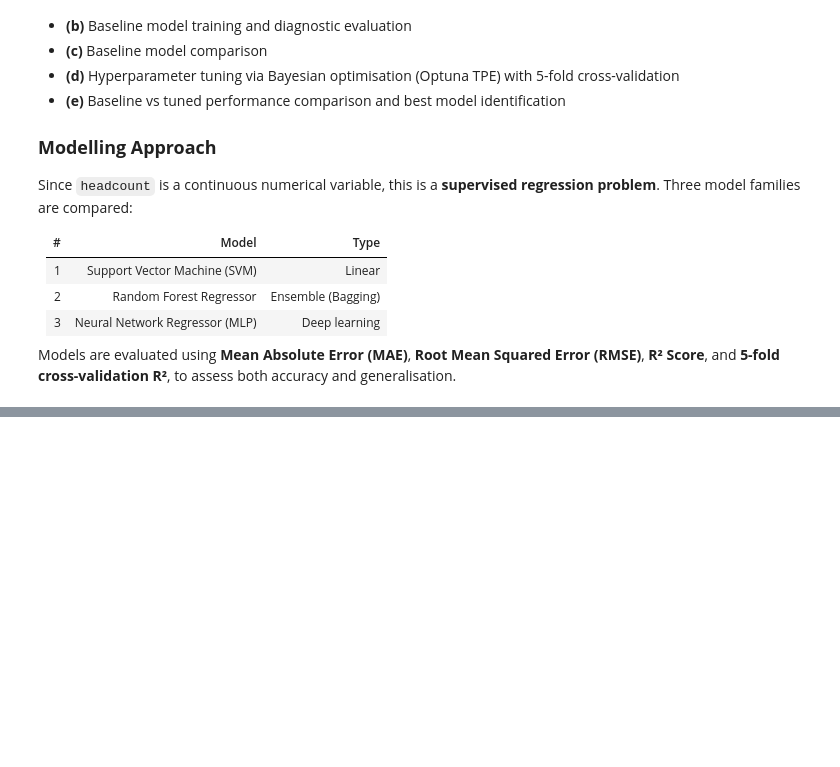
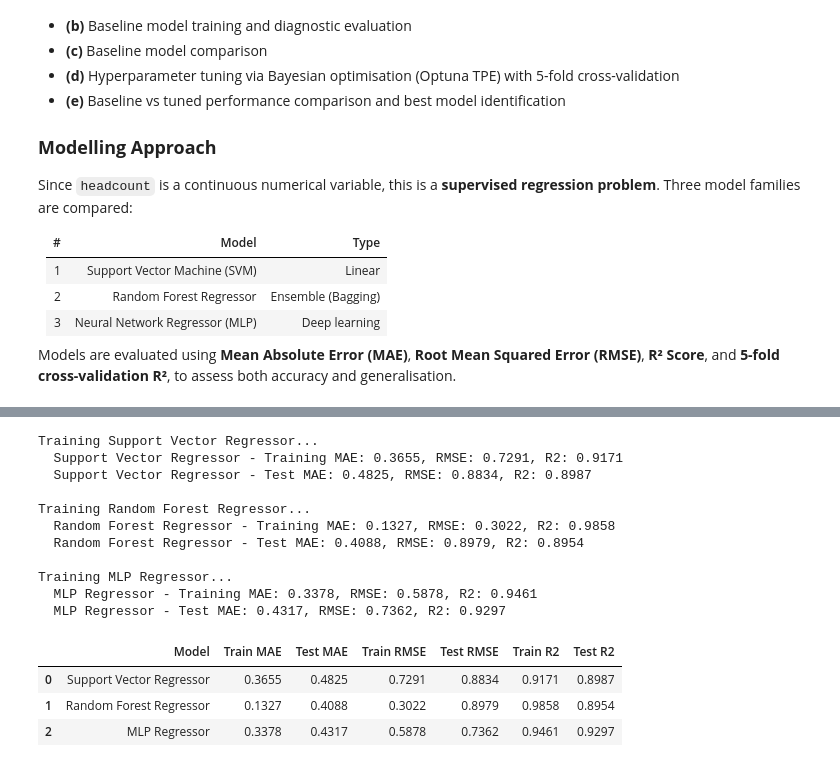
Before and after one commit to MIL-Project2/DR-DT, a Jupyter notebook: Occupancy_Prediction_Ver1_1.ipynb, the cells around one changed output, grey strips where cells are left out. Saved outputs shown, nothing was run; the diff lists cells and outputs as text; code cells hidden in the pictures; blank space fills up the shorter version.

```diff
--- a/Occupancy_Prediction_Ver1_1.ipynb
+++ b/Occupancy_Prediction_Ver1_1.ipynb
@@ -441,0 +489,52 @@ Parameters for GridSearchCV:
+# %%
+# (c) Baseline model comparison
+
+results = []
+
+for name, model in baseline_models.items():
+    print(f"\nTraining {name}...")
+    model.fit(X_train, y_train)
+
+    # Make predictions
+    y_train_pred = model.predict(X_train)
+    y_test_pred = model.predict(X_test)
+
+    # Evaluate performance
+    train_mae = mean_absolute_error(y_train, y_train_pred)
+    test_mae = mean_absolute_error(y_test, y_test_pred)
+    train_rmse = np.sqrt(mean_squared_error(y_train, y_train_pred))
+    test_rmse = np.sqrt(mean_squared_error(y_test, y_test_pred))
+    train_r2 = r2_score(y_train, y_train_pred)
+    test_r2 = r2_score(y_test, y_test_pred)
+
+    print(f"  {name} - Training MAE: {train_mae:.4f}, RMSE: {train_rmse:.4f}, R2: {train_r2:.4f}")
+    print(f"  {name} - Test MAE: {test_mae:.4f}, RMSE: {test_rmse:.4f}, R2: {test_r2:.4f}")
+
+    results.append({
+        'Model': name,
+        'Train MAE': train_mae,
+        'Test MAE': test_mae,
+        'Train RMSE': train_rmse,
+        'Test RMSE': test_rmse,
+        'Train R2': train_r2,
+        'Test R2': test_r2
+    })
+
+results_df = pd.DataFrame(results)
+display(results_df.round(4))
+# %% [output]
+Training Support Vector Regressor...
+  Support Vector Regressor - Training MAE: 0.3655, RMSE: 0.7291, R2: 0.9171
+  Support Vector Regressor - Test MAE: 0.4825, RMSE: 0.8834, R2: 0.8987
+
+Training Random Forest Regressor...
+  Random Forest Regressor - Training MAE: 0.1327, RMSE: 0.3022, R2: 0.9858
+  Random Forest Regressor - Test MAE: 0.4088, RMSE: 0.8979, R2: 0.8954
+
+Training MLP Regressor...
+  MLP Regressor - Training MAE: 0.3378, RMSE: 0.5878, R2: 0.9461
+  MLP Regressor - Test MAE: 0.4317, RMSE: 0.7362, R2: 0.9297
+|  | Model | Train MAE | Test MAE | Train RMSE | Test RMSE | Train R2 | Test R2 |
+| 0 | Support Vector Regressor | 0.3655 | 0.4825 | 0.7291 | 0.8834 | 0.9171 | 0.8987 |
+| 1 | Random Forest Regressor | 0.1327 | 0.4088 | 0.3022 | 0.8979 | 0.9858 | 0.8954 |
+| 2 | MLP Regressor | 0.3378 | 0.4317 | 0.5878 | 0.7362 | 0.9461 | 0.9297 |
```
Also changed, not shown: parts of 9 cells of this notebook.
